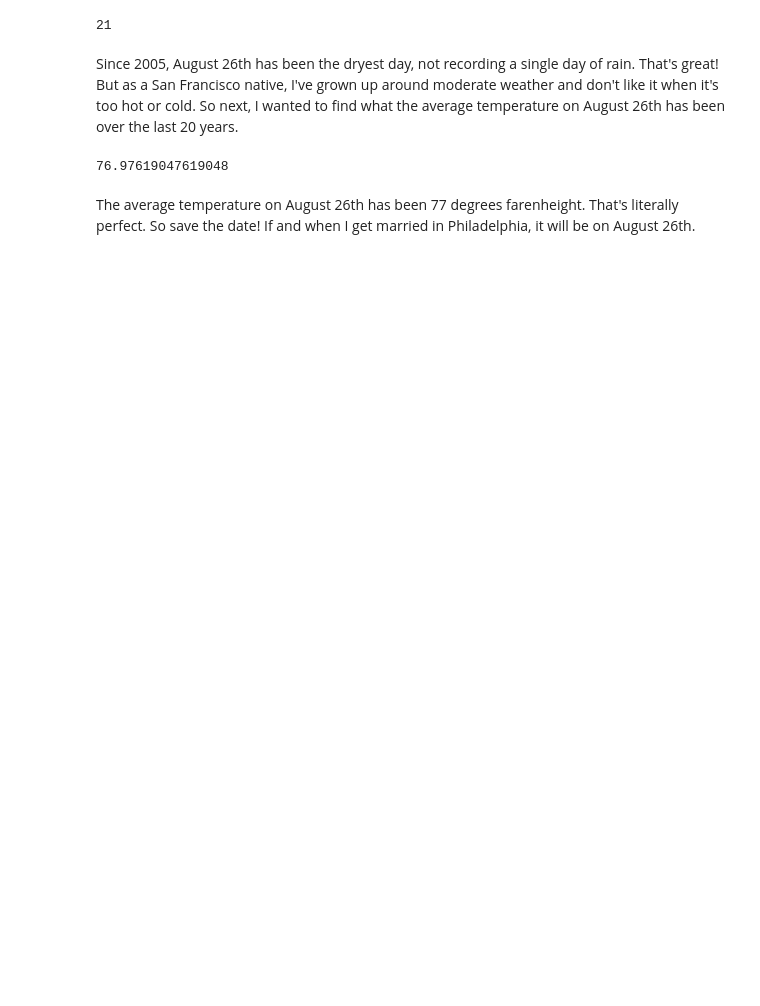
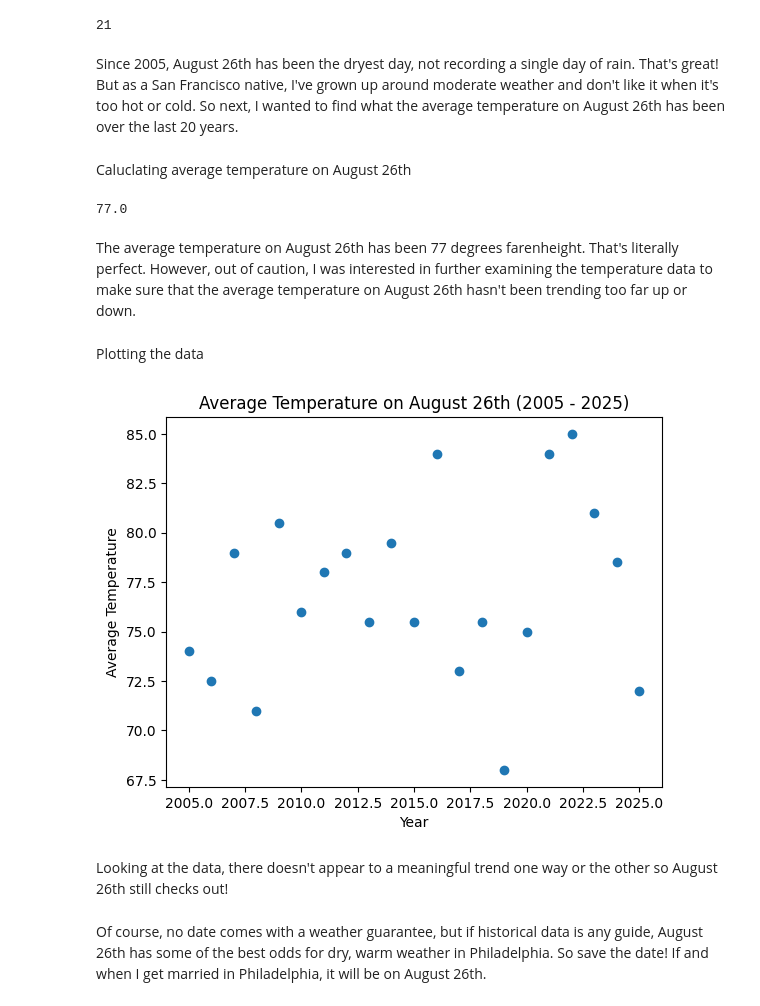
Before and after one commit to noahsebhat/comm3180_S26_Blog, a Jupyter notebook: posts/DOW1_weather/DOW1.ipynb, the cells around one changed output. Saved outputs shown, nothing was run; the diff lists cells and outputs as text; code cells hidden in the pictures; blank space fills up the shorter version.

```diff
--- a/posts/DOW1_weather/DOW1.ipynb
+++ b/posts/DOW1_weather/DOW1.ipynb
@@ -64,12 +45,28 @@ print(count)
 21
 # %% [markdown]
 Since 2005, August 26th has been the dryest day, not recording a single day of rain. That's great! But as a San Francisco native, I've grown up around moderate weather and don't like it when it's too hot or cold. So next, I wanted to find what the average temperature on August 26th has been over the last 20 years.
+# %% [markdown]
+Caluclating average temperature on August 26th
 # %%
-#Caluclating average temperature on August 26th
-
 avg_temp = (dryest_day_df["high"] + dryest_day_df["low"]).mean() / 2
+avg_temp = round(avg_temp, 1)
 print(avg_temp)
 # %% [output]
-76.97619047619048
+77.0
 # %% [markdown]
-The average temperature on August 26th has been 77 degrees farenheight. That's literally perfect. So save the date! If and when I get married in Philadelphia, it will be on August 26th.
+The average temperature on August 26th has been 77 degrees farenheight. That's literally perfect. However, out of caution, I was interested in further examining the temperature data to make sure that the average temperature on August 26th hasn't been trending too far up or down.
+# %% [markdown]
+Plotting the data
+# %%
+dryest_day_df["avg_temp"] = (dryest_day_df["high"] + dryest_day_df["low"]) / 2
+plt.scatter(dryest_day_df["year"], dryest_day_df["avg_temp"])
+plt.xlabel("Year")
+plt.ylabel("Average Temperature")
+plt.title("Average Temperature on August 26th (2005 - 2025)")
+plt.show()
+# %% [output]
+[figure, added]
+# %% [markdown]
+Looking at the data, there doesn't appear to a meaningful trend one way or the other so August 26th still checks out!
+# %% [markdown]
+Of course, no date comes with a weather guarantee, but if historical data is any guide, August 26th has some of the best odds for dry, warm weather in Philadelphia. So save the date! If and when I get married in Philadelphia, it will be on August 26th.
```
Also changed, not shown: parts of 10 cells of this notebook.
